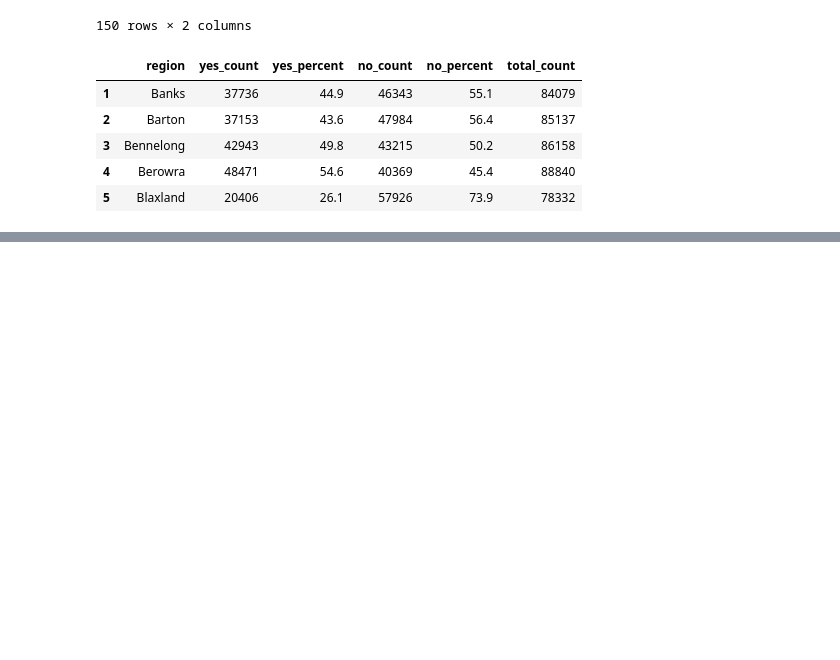
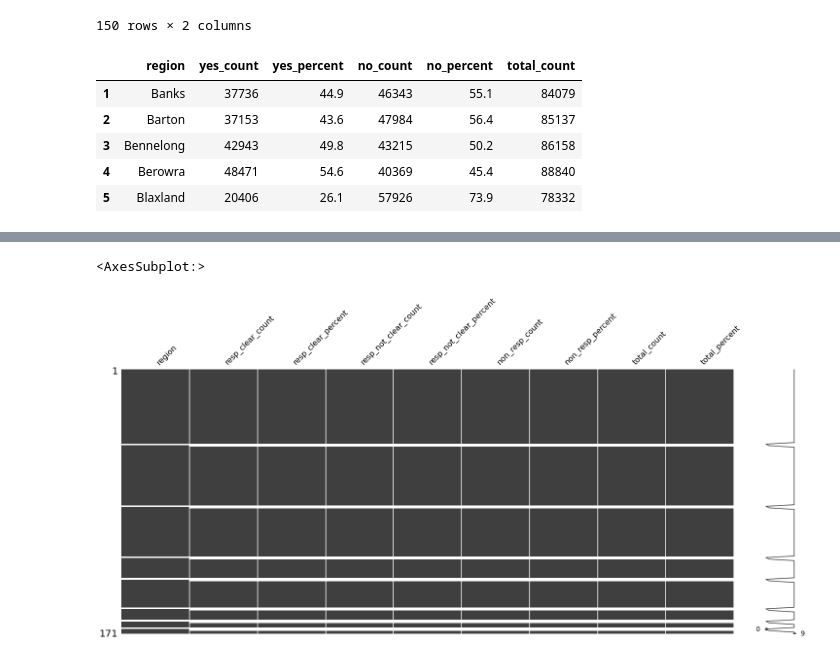
Before and after one commit to lonelyfox-dev/AU-Marriage-Data-Cleaning, a Jupyter notebook: au_marriage_data_cleaning.ipynb, the cells around one changed output, grey strips where cells are left out. Drawn from its saved outputs; the diff is of its cells as text; code cells hidden in the pictures; blank space fills up the shorter version.

Commit message:
Created cleaned table Voter. All tables saved in .xlsx file.

```diff
--- a/au_marriage_data_cleaning.ipynb
+++ b/au_marriage_data_cleaning.ipynb
@@ -264,0 +271,20 @@ writer.save()
+# %%
+df2 = pd.read_excel(
+    dir_prefix+'australian_marriage_law_postal_survey_2017_-_response_final.xls',
+    sheet_name='Table 2',
+    skiprows=range(7),
+    skipfooter=12,
+    usecols='A,I:P'
+)
+df2.columns = [
+    'region',
+    'resp_clear_count',
+    'resp_clear_percent',
+    'resp_not_clear_count',
+    'resp_not_clear_percent',
+    'non_resp_count',
+    'non_resp_percent',
+    'total_count',
+    'total_percent'
+]
+df2.head()
@@ -264,0 +317,5 @@ writer.save()
+# %%
+msno.matrix(df2)
+# %% [output]
+<AxesSubplot:>
+[figure, added]
```
Also changed, not shown: parts of 21 cells of this notebook, 1 other file.
